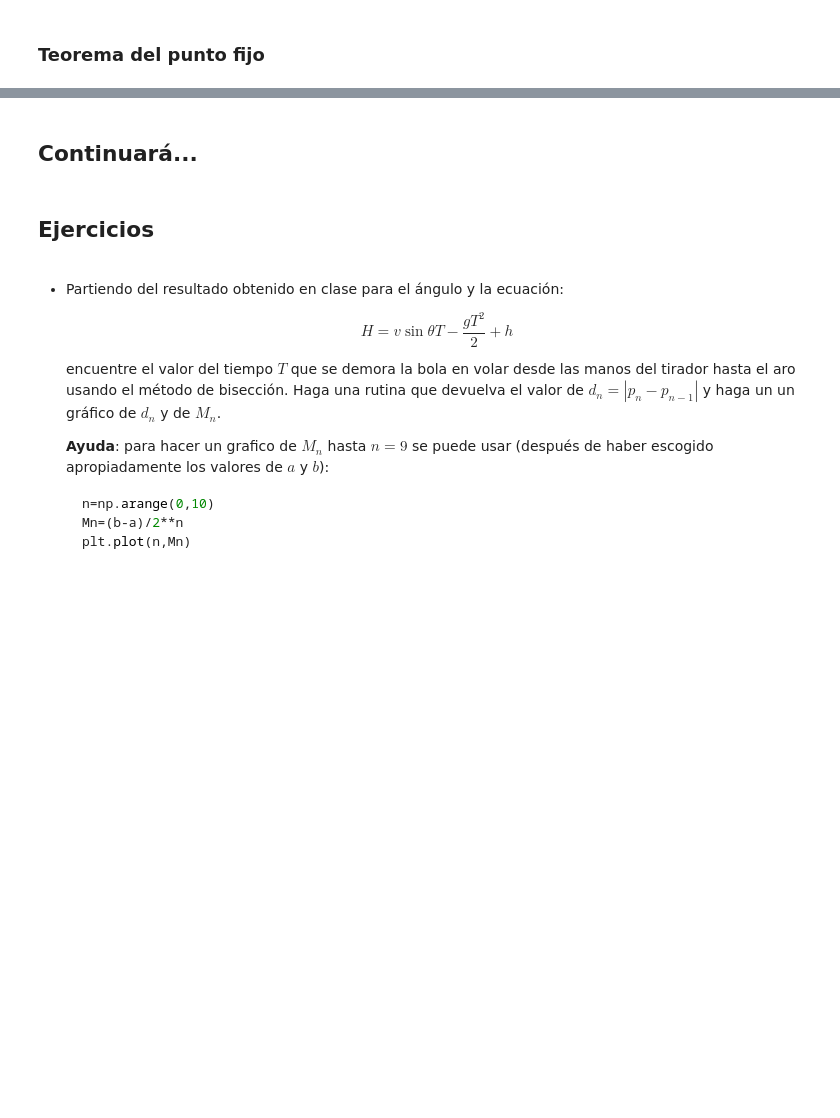
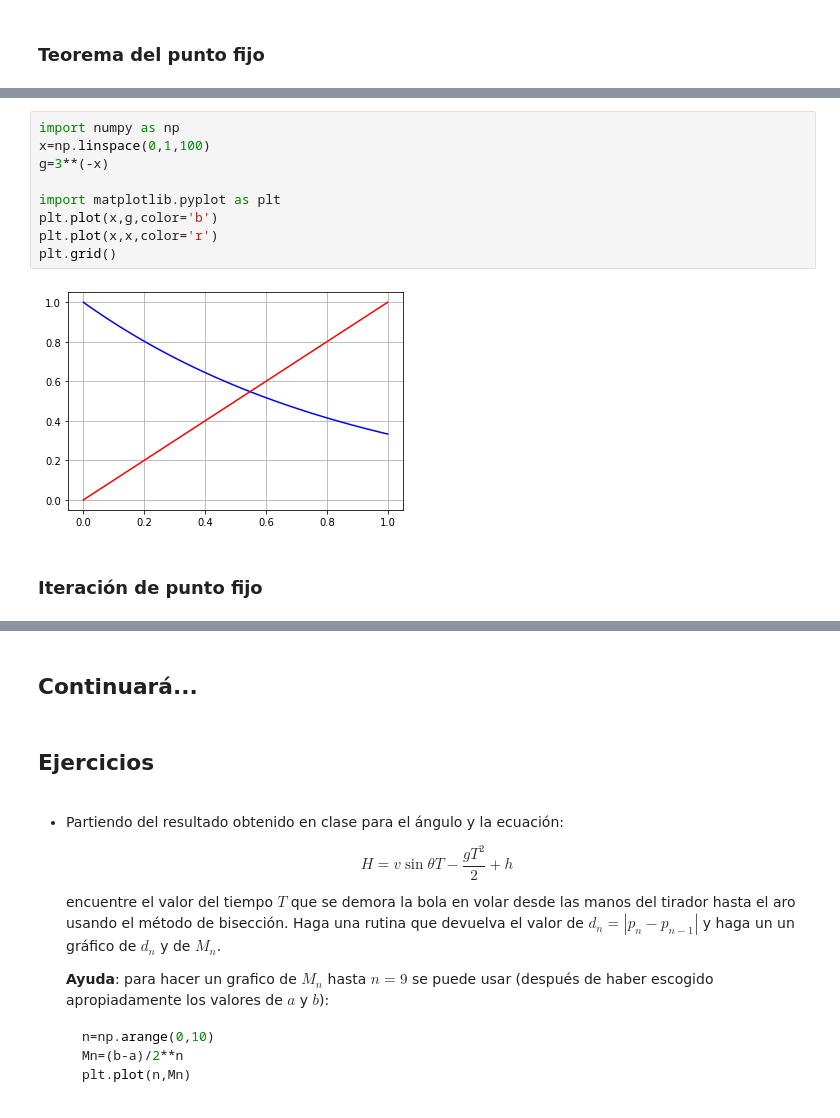
Before and after one commit to JorgeZuluaga/NotasMetodosNumericos, a Jupyter notebook: MN-CuadernoNotas-SolucionEcuaciones_PuntoFijo.ipynb, the cells around one changed output, grey strips where cells are left out. Drawn from its saved outputs; the diff is of its cells as text; blank space fills up the shorter version.

```diff
--- a/MN-CuadernoNotas-SolucionEcuaciones_PuntoFijo.ipynb
+++ b/MN-CuadernoNotas-SolucionEcuaciones_PuntoFijo.ipynb
@@ -543,0 +225,13 @@ Número de pasos 40
+# %%
+import numpy as np
+x=np.linspace(0,1,100)
+g=3**(-x)
+
+import matplotlib.pyplot as plt
+plt.plot(x,g,color='b')
+plt.plot(x,x,color='r')
+plt.grid()
+# %% [output]
+[figure, added]
+# %% [markdown]
+### Iteración de punto fijo
```
Also changed, not shown: parts of 68 cells of this notebook, 6 other files.
